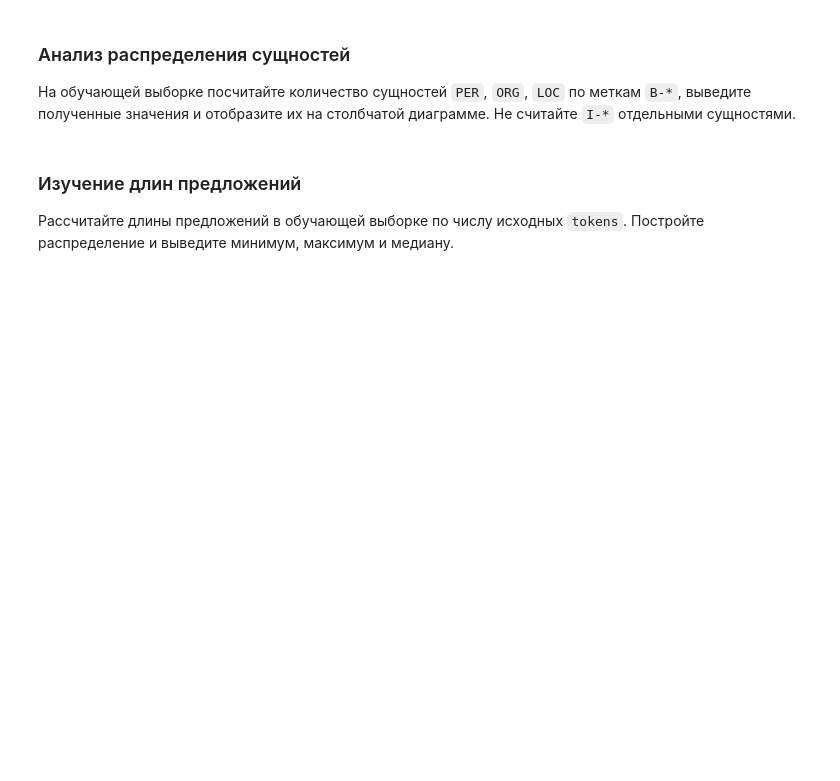
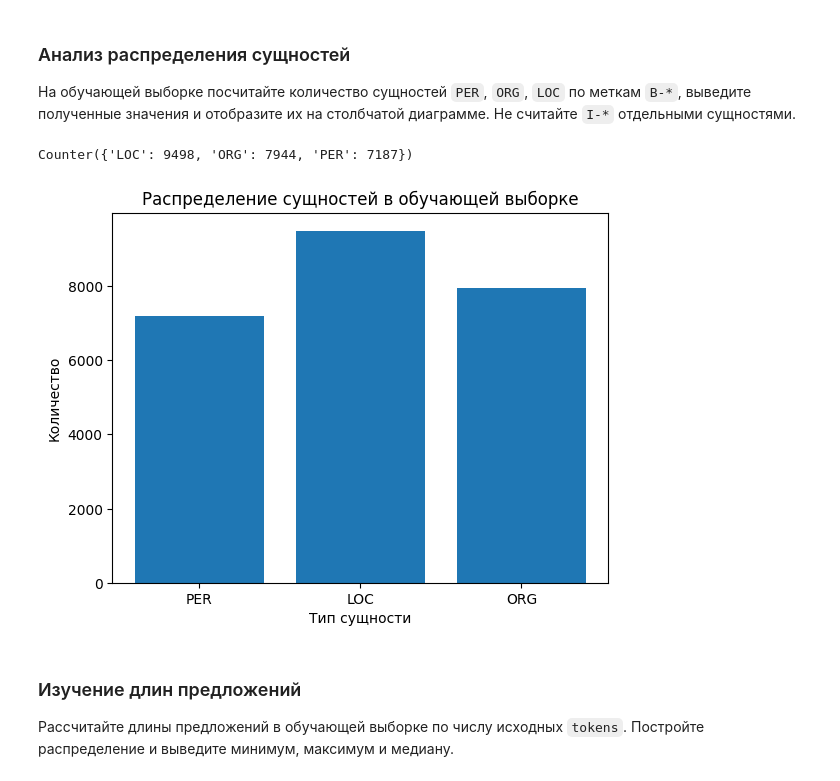
Before and after one commit to shocknik/ner-project, a Jupyter notebook: project_s27_eda.ipynb, the cells around one changed output. Saved outputs shown, nothing was run; the diff lists cells and outputs as text; code cells hidden in the pictures; blank space fills up the shorter version.

```diff
--- a/project_s27_eda.ipynb
+++ b/project_s27_eda.ipynb
@@ -96,6 +118,9 @@ print(f"Типы сущностей: {ENTITY_TYPES}")
 for i in range(2):
     tokens = raw_datasets["train"][i]["tokens"]
     tags = [label_list[tag] for tag in raw_datasets["train"][i]["ner_tags"]]
-
     # Выведите предложение и токены с метками, отличными от O
     # Ваш код:
+    print("Предложение: ",' '.join(tokens))
+    for token, tag in zip(tokens, tags):
+        if tag != 'O':
+            print("Пара: ", token, tag)
@@ -140,10 +182,27 @@ def visualize_ner(example, label_list):
 выведите полученные значения и отобразите их на столбчатой диаграмме. Не считайте `I-*` отдельными сущностями.
 # %%
 # TODO: сформируйте список типов сущностей по тегам B-*
-# entity_types = ...
-# type_counts = ...
 
+entity_types = []
+
+for example in raw_datasets["train"]:
+    for tag_id in example["ner_tags"]:
+        tag = label_list[tag_id]
+        if tag.startswith("B-"):
+            entity_types.append(tag[2:])
+
+type_counts = Counter(entity_types)
+print(type_counts)
 # TODO: выведите значения и постройте столбчатую диаграмму
+
+plt.bar(type_counts.keys(), type_counts.values())
+plt.xlabel("Тип сущности")
+plt.ylabel("Количество")
+plt.title("Распределение сущностей в обучающей выборке")
+plt.show()
+# %% [output]
+Counter({'LOC': 9498, 'ORG': 7944, 'PER': 7187})
+[figure, added]
 # %% [markdown]
 ### Изучение длин предложений
 
```
Also changed, not shown: parts of 7 cells of this notebook, 2 other files.
